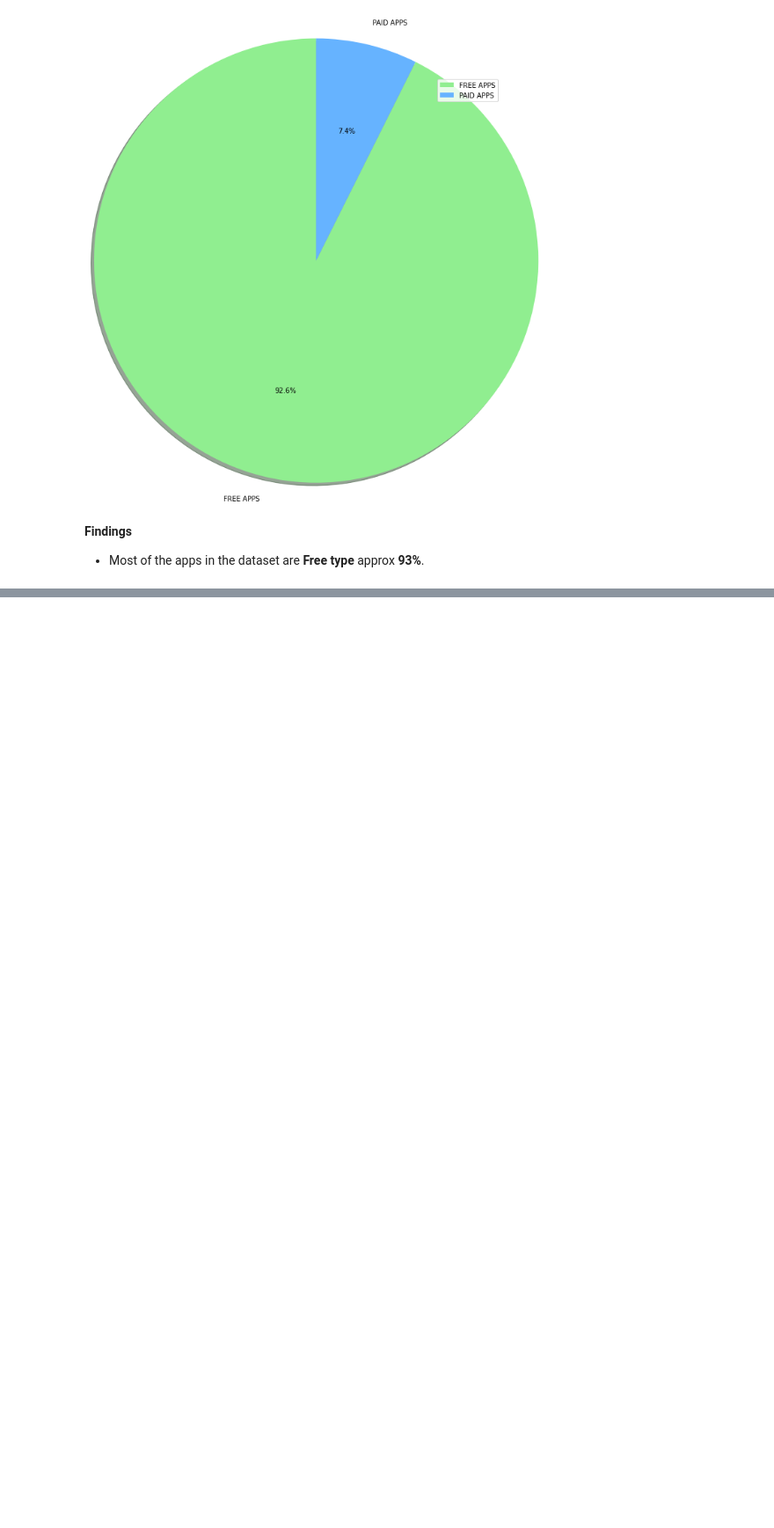
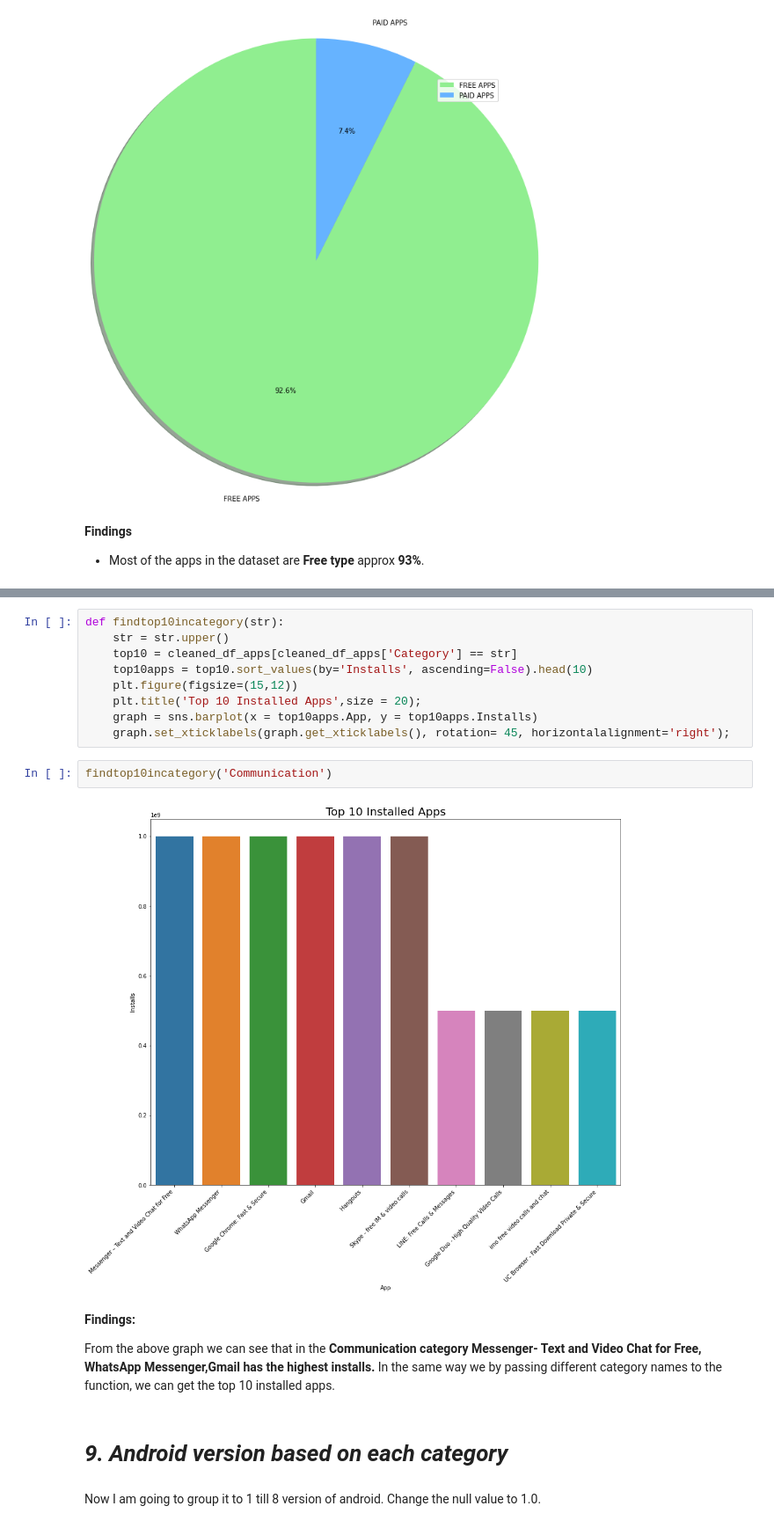
Before and after one commit to raushan9jnv/Play-Store-App-Review-Analysis, a Jupyter notebook: Almabetter_Play_Store_App_Review_Analysis_Capstone_Project_1.ipynb, the cells around one changed output, grey strips where cells are left out. Shown at 88% size. Cells and saved outputs as stored; diff of their text form; blank space fills up the shorter version.

```diff
--- a/Almabetter_Play_Store_App_Review_Analysis_Capstone_Project_1.ipynb
+++ b/Almabetter_Play_Store_App_Review_Analysis_Capstone_Project_1.ipynb
@@ -1454,0 +1489,21 @@ plt.show()
+# %%
+def findtop10incategory(str):
+    str = str.upper()
+    top10 = cleaned_df_apps[cleaned_df_apps['Category'] == str]
+    top10apps = top10.sort_values(by='Installs', ascending=False).head(10)
+    plt.figure(figsize=(15,12))
+    plt.title('Top 10 Installed Apps',size = 20);
+    graph = sns.barplot(x = top10apps.App, y = top10apps.Installs)
+    graph.set_xticklabels(graph.get_xticklabels(), rotation= 45, horizontalalignment='right');
+# %%
+findtop10incategory('Communication')
+# %% [output]
+[figure, added]
+# %% [markdown]
+**Findings:**
+
+From the above graph we can see that in the **Communication category Messenger- Text and Video Chat for Free, WhatsApp Messenger,Gmail has the highest installs.** In the same way we by passing different category names to the function, we can get the top 10 installed apps.
+# %% [markdown]
+# ***9. Android version based on each category***
+# %% [markdown]
+Now I am going to group it to 1 till 8 version of android. Change the null value to 1.0.
```
Also changed, not shown: parts of 11 cells of this notebook.
